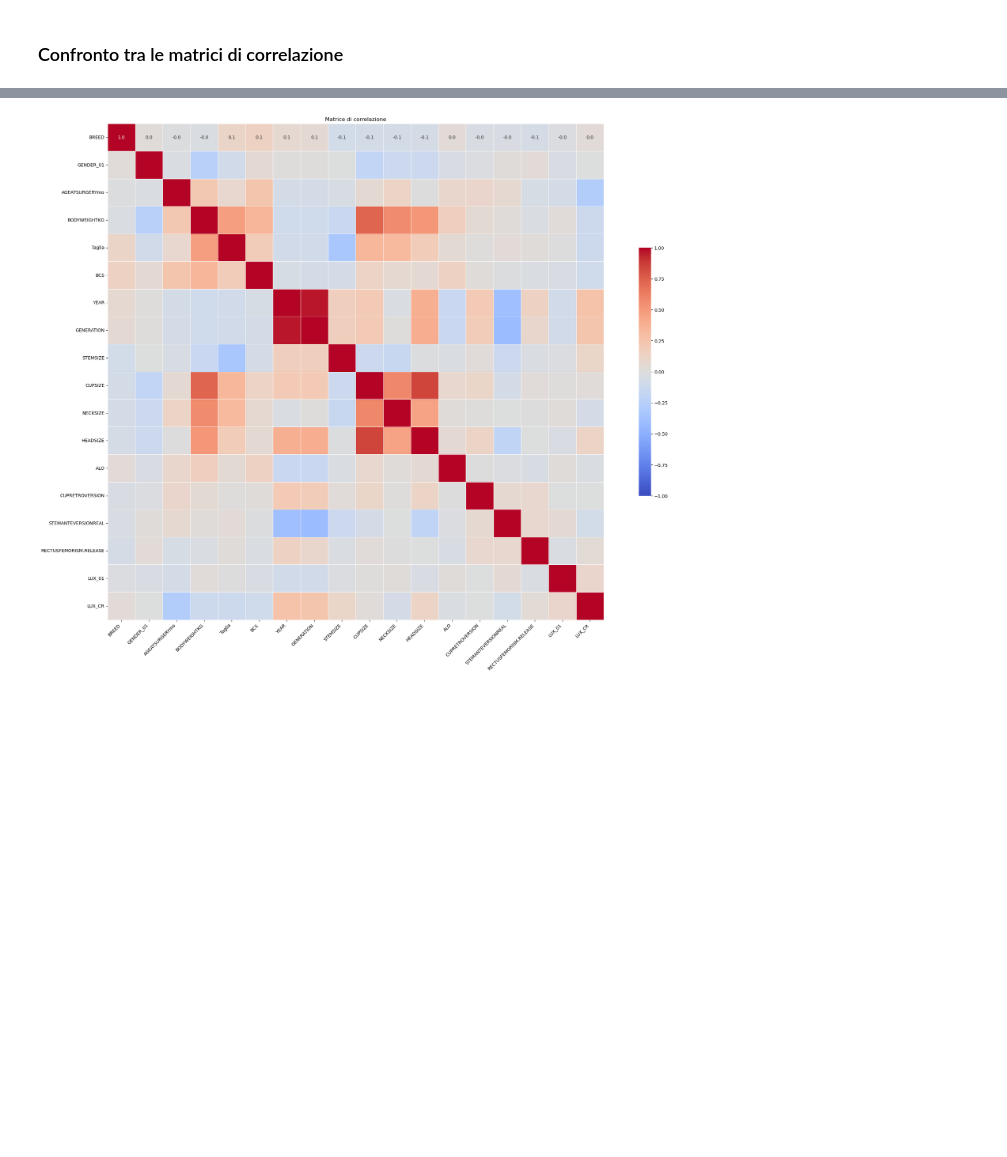
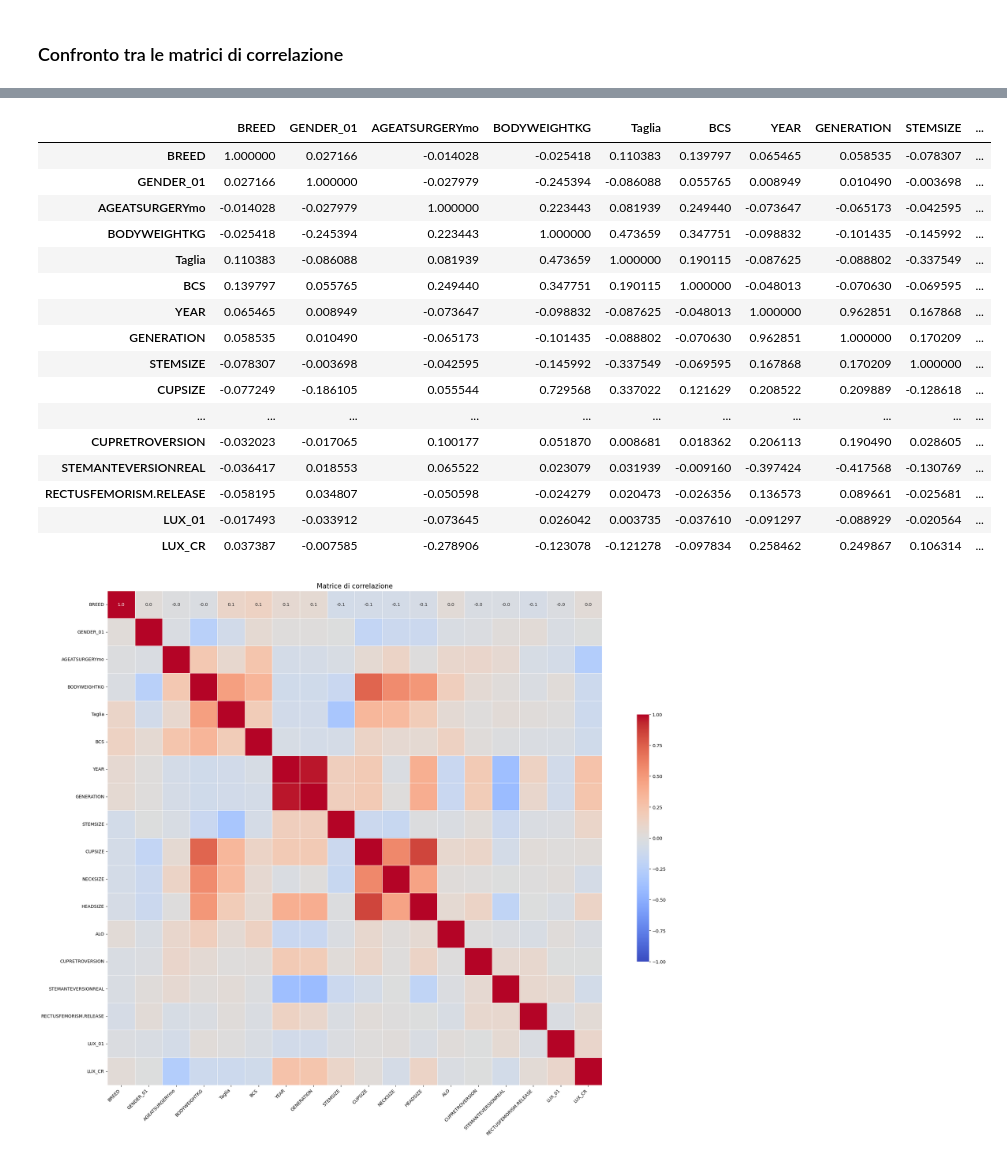
Before and after one commit to MatteoBisotti/Tirocinio, a Jupyter notebook: tirocinio/corr_matrix/corr_matrix.ipynb, the cells around one changed output, grey strips where cells are left out. Cells and saved outputs as stored; diff of their text form; code cells hidden in the pictures; blank space fills up the shorter version.

```diff
--- a/tirocinio/corr_matrix/corr_matrix.ipynb
+++ b/tirocinio/corr_matrix/corr_matrix.ipynb
@@ -22,7 +22,24 @@ dataset = func.drop_cols(dataset)
 dataset_SMOTENC = func.drop_cols(dataset_SMOTENC)
 dataset_encoder = func.drop_cols(dataset_encoder)
 # %%
-func.diplay_corr_matrix(dataset)
+func.display_corr_matrix(dataset)
 # %% [output]
+|  | BREED | GENDER_01 | AGEATSURGERYmo | BODYWEIGHTKG | Taglia | BCS | YEAR | GENERATION | STEMSIZE | ... |
+| BREED | 1.000000 | 0.027166 | -0.014028 | -0.025418 | 0.110383 | 0.139797 | 0.065465 | 0.058535 | -0.078307 | ... |
+| GENDER_01 | 0.027166 | 1.000000 | -0.027979 | -0.245394 | -0.086088 | 0.055765 | 0.008949 | 0.010490 | -0.003698 | ... |
+| AGEATSURGERYmo | -0.014028 | -0.027979 | 1.000000 | 0.223443 | 0.081939 | 0.249440 | -0.073647 | -0.065173 | -0.042595 | ... |
+| BODYWEIGHTKG | -0.025418 | -0.245394 | 0.223443 | 1.000000 | 0.473659 | 0.347751 | -0.098832 | -0.101435 | -0.145992 | ... |
+| Taglia | 0.110383 | -0.086088 | 0.081939 | 0.473659 | 1.000000 | 0.190115 | -0.087625 | -0.088802 | -0.337549 | ... |
+| BCS | 0.139797 | 0.055765 | 0.249440 | 0.347751 | 0.190115 | 1.000000 | -0.048013 | -0.070630 | -0.069595 | ... |
+| YEAR | 0.065465 | 0.008949 | -0.073647 | -0.098832 | -0.087625 | -0.048013 | 1.000000 | 0.962851 | 0.167868 | ... |
+| GENERATION | 0.058535 | 0.010490 | -0.065173 | -0.101435 | -0.088802 | -0.070630 | 0.962851 | 1.000000 | 0.170209 | ... |
+| STEMSIZE | -0.078307 | -0.003698 | -0.042595 | -0.145992 | -0.337549 | -0.069595 | 0.167868 | 0.170209 | 1.000000 | ... |
+| CUPSIZE | -0.077249 | -0.186105 | 0.055544 | 0.729568 | 0.337022 | 0.121629 | 0.208522 | 0.209889 | -0.128618 | ... |
+| ... | ... | ... | ... | ... | ... | ... | ... | ... | ... | ... |
+| CUPRETROVERSION | -0.032023 | -0.017065 | 0.100177 | 0.051870 | 0.008681 | 0.018362 | 0.206113 | 0.190490 | 0.028605 | ... |
+| STEMANTEVERSIONREAL | -0.036417 | 0.018553 | 0.065522 | 0.023079 | 0.031939 | -0.009160 | -0.397424 | -0.417568 | -0.130769 | ... |
+| RECTUSFEMORISM.RELEASE | -0.058195 | 0.034807 | -0.050598 | -0.024279 | 0.020473 | -0.026356 | 0.136573 | 0.089661 | -0.025681 | ... |
+| LUX_01 | -0.017493 | -0.033912 | -0.073645 | 0.026042 | 0.003735 | -0.037610 | -0.091297 | -0.088929 | -0.020564 | ... |
+| LUX_CR | 0.037387 | -0.007585 | -0.278906 | -0.123078 | -0.121278 | -0.097834 | 0.258462 | 0.249867 | 0.106314 | ... |
 [figure]
 # %%
```
Also changed, not shown: parts of 3 cells of this notebook, 2 other files.
